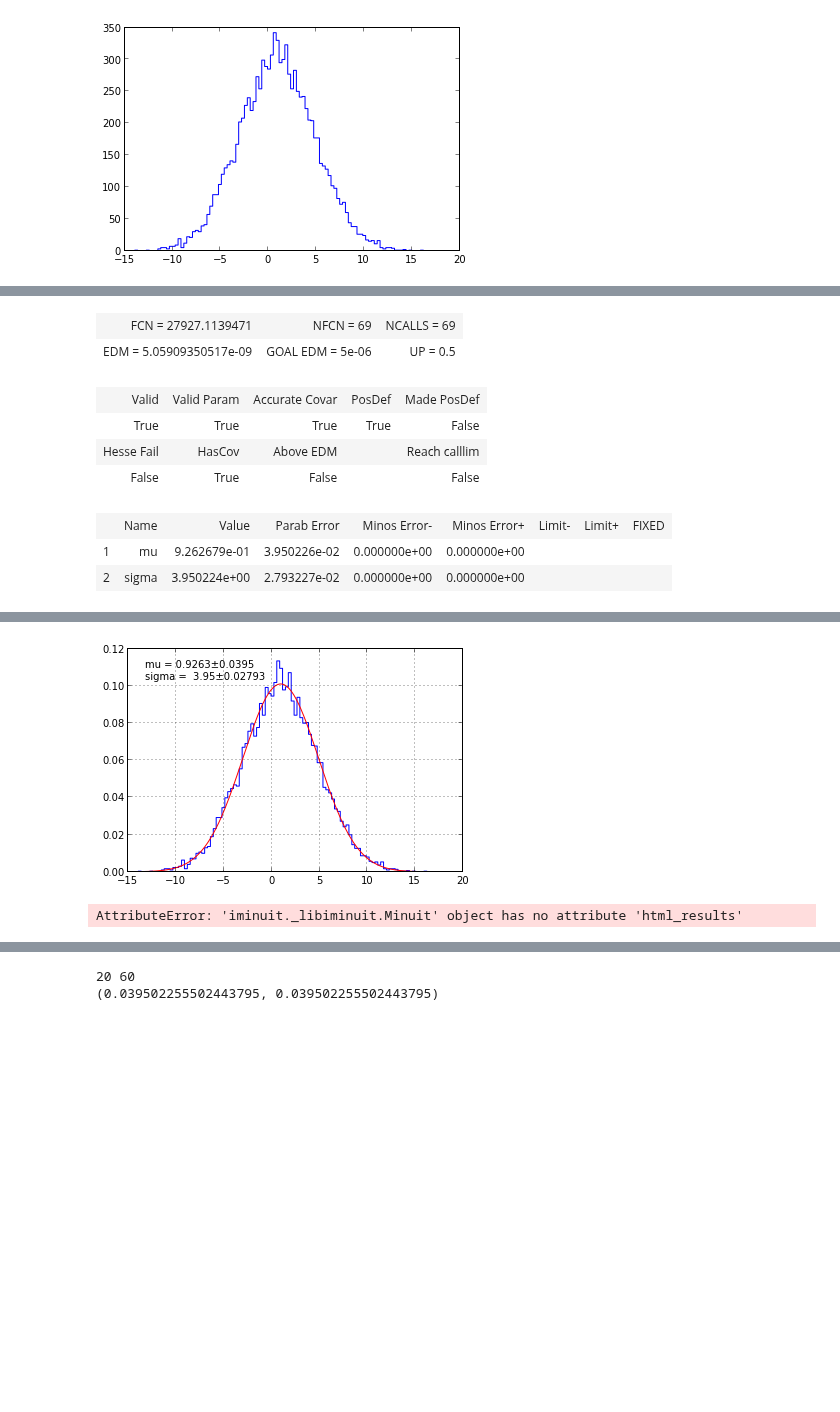
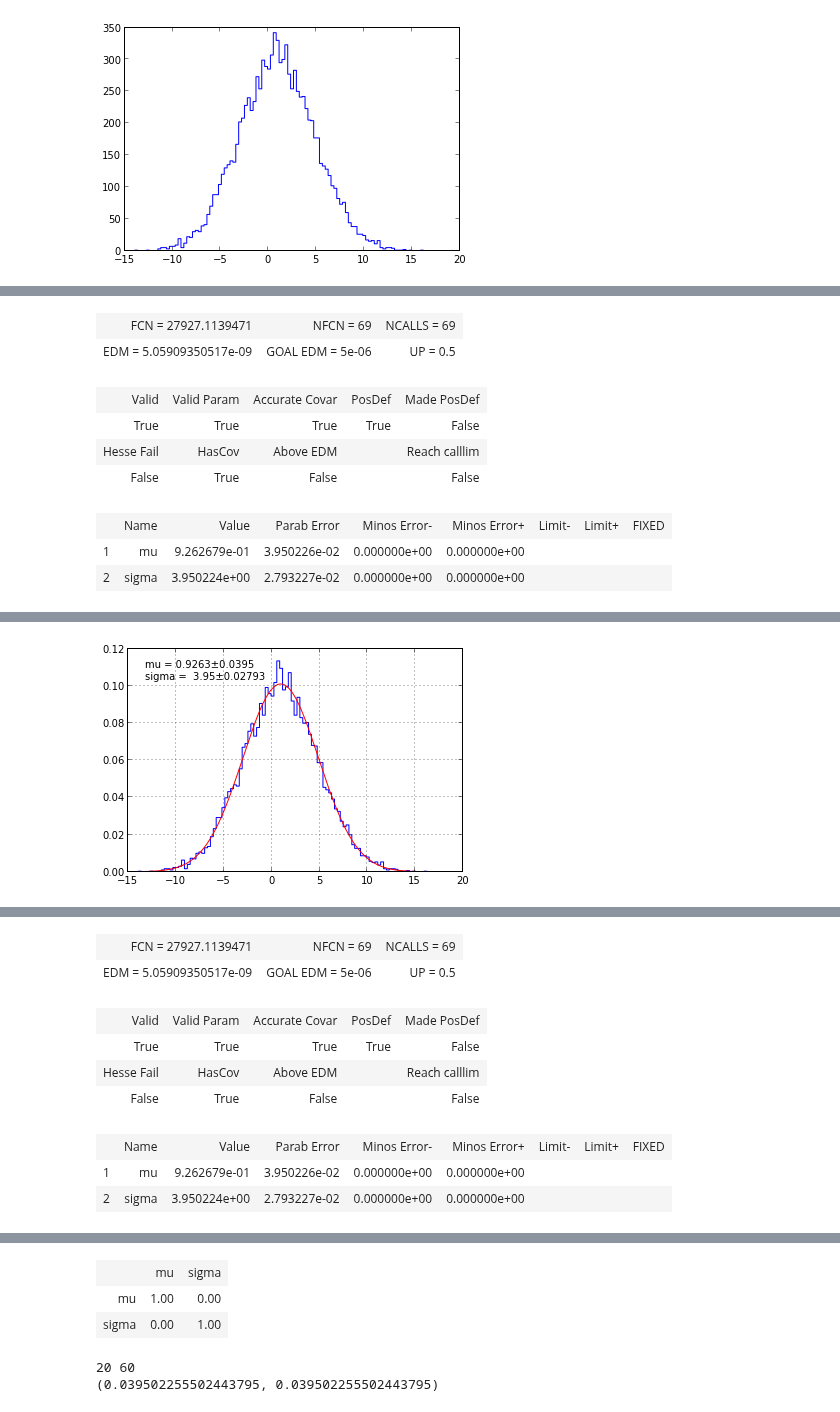
Before and after one commit to scikit-hep/probfit, a Jupyter notebook: tutorial/tutorial.ipynb, the cells around one changed output, grey strips where cells are left out. Cells and saved outputs as stored; diff of their text form; code cells hidden in the pictures; blank space fills up the shorter version.

```diff
--- a/tutorial/tutorial.ipynb
+++ b/tutorial/tutorial.ipynb
@@ -298,8 +313,8 @@ minimizer = iminuit.Minuit(ublh,sigma=2.)
 minimizer.set_up(0.5)#remember this is likelihood
 minimizer.migrad()#yes amazingly fast
 ublh.show(minimizer)
-display(minimizer.html_results())
-display(minimizer.html_error_matrix())
+minimizer.print_fmin()
+minimizer.print_matrix()
 # %% [output]
 [interactive output not drawn]
 | FCN = 27927.1139471 | NFCN = 69 | NCALLS = 69 |
@@ -313,4 +328,3 @@ display(minimizer.html_error_matrix())
 | 2 | sigma | 3.950224e+00 | 2.793227e-02 | 0.000000e+00 | 0.000000e+00 |  |  |  |
 [interactive output not drawn]
 [figure]
-AttributeError: 'iminuit._libiminuit.Minuit' object has no attribute 'html_results'
@@ -316,0 +332,9 @@ AttributeError: 'iminuit._libiminuit.Minuit' object has no attribute 'html_resul
+| FCN = 27927.1139471 | NFCN = 69 | NCALLS = 69 |
+| EDM = 5.05909350517e-09 | GOAL EDM = 5e-06 | UP = 0.5 |
+| Valid | Valid Param | Accurate Covar | PosDef | Made PosDef |
+| True | True | True | True | False |
+| Hesse Fail | HasCov | Above EDM |  | Reach calllim |
+| False | True | False |  | False |
+|  | Name | Value | Parab Error | Minos Error- | Minos Error+ | Limit- | Limit+ | FIXED |
+| 1 | mu | 9.262679e-01 | 3.950226e-02 | 0.000000e+00 | 0.000000e+00 |  |  |  |
+| 2 | sigma | 3.950224e+00 | 2.793227e-02 | 0.000000e+00 | 0.000000e+00 |  |  |  |
@@ -317,3 +342,6 @@ AttributeError: 'iminuit._libiminuit.Minuit' object has no attribute 'html_resul
+|  | mu | sigma |
+| mu | 1.00 | 0.00 |
+| sigma | 0.00 | 1.00 |
 # %%
 #remember how slow it was?
 #now it's super fast(and it's even unbinned likelihood)
```
Also changed, not shown: parts of 27 cells of this notebook, 11 other files.
